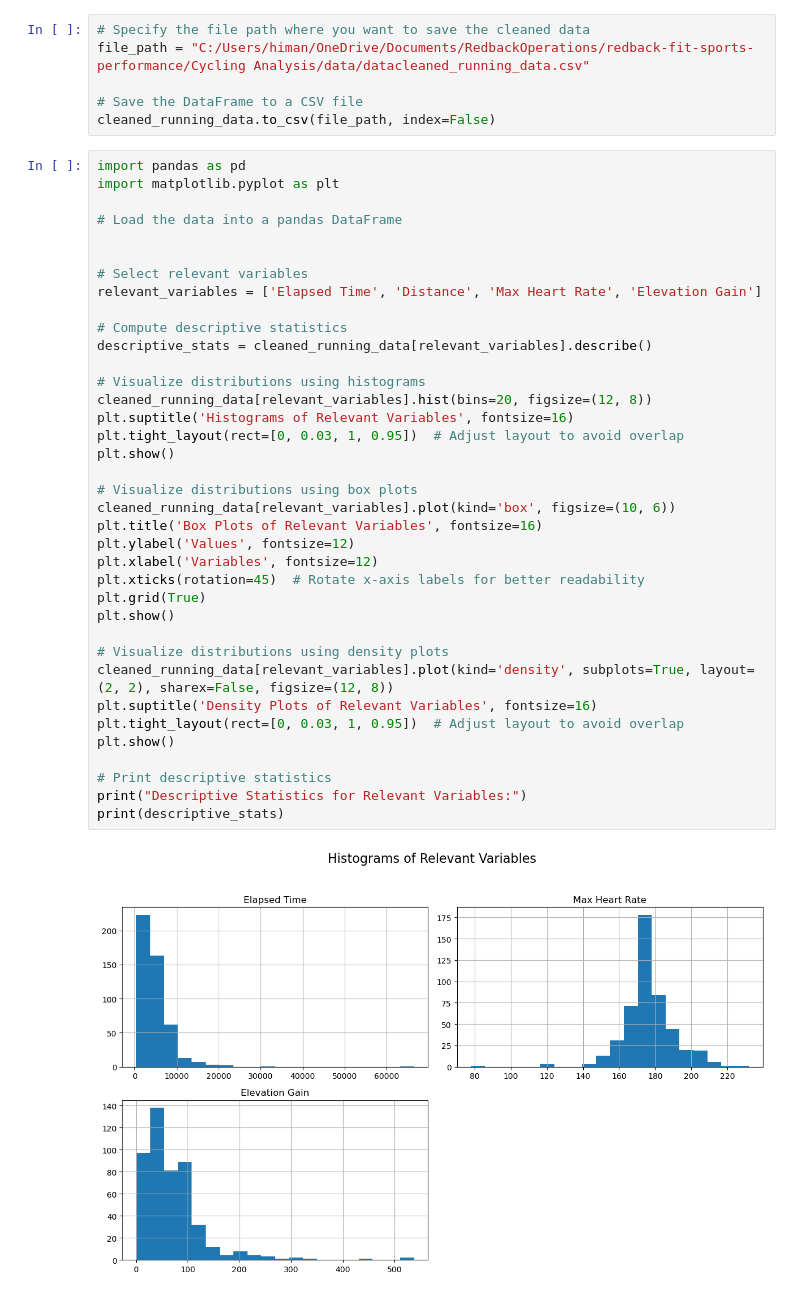
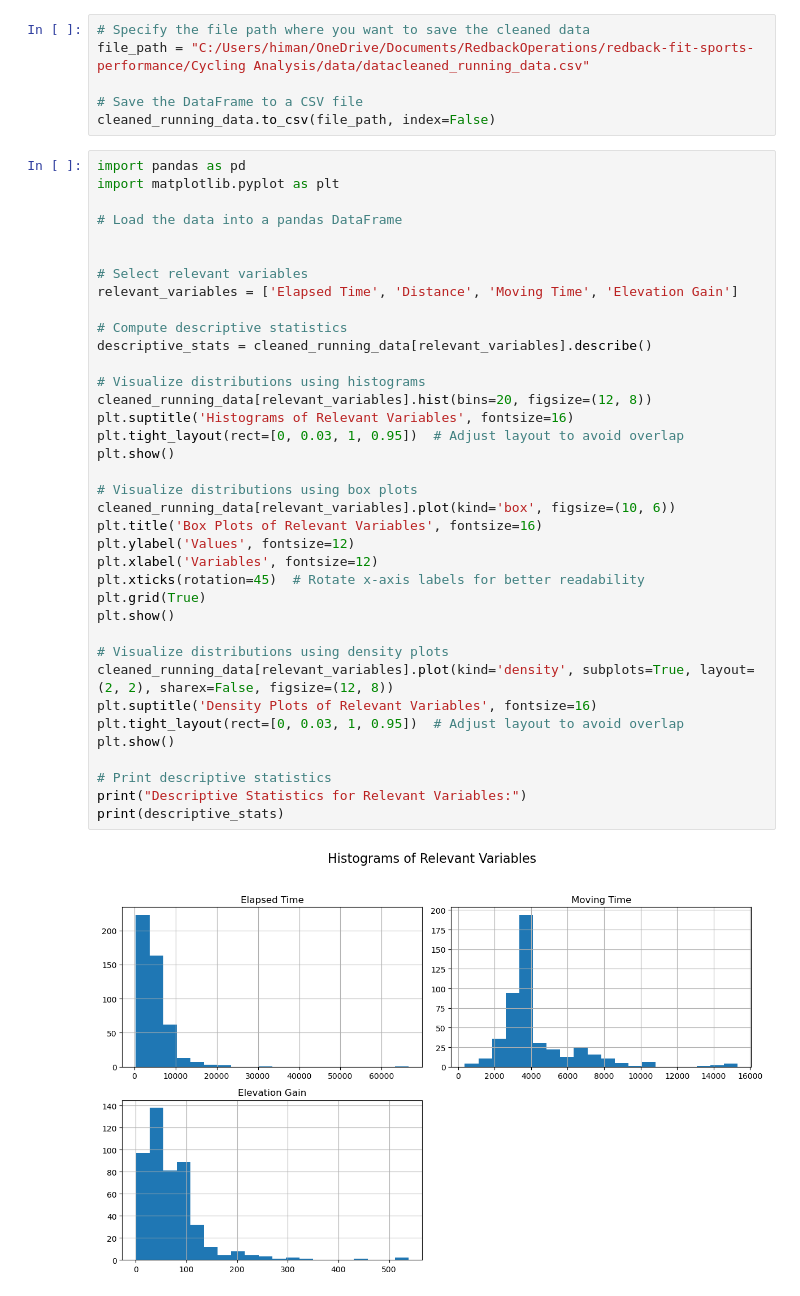
Before and after one commit to Redback-Operations/redback-fit-sports-performance, a Jupyter notebook: Cycling Analysis/dimensionalityreduction.ipynb, the cells around one changed output. Drawn from its saved outputs; the diff is of its cells as text.

```diff
--- a/Cycling Analysis/dimensionalityreduction.ipynb
+++ b/Cycling Analysis/dimensionalityreduction.ipynb
@@ -163,34 +163,34 @@ import matplotlib.pyplot as plt
 
 
 # Select relevant variables
-relevant_variables = ['Elapsed Time', 'Distance', 'Max Heart Rate', 'Elevation Gain']
+relevant_variables = ['Elapsed Time', 'Distance', 'Moving Time', 'Elevation Gain']
 
 # Compute descriptive statistics
 descriptive_stats = cleaned_running_data[relevant_variables].describe()
 
 # Visualize distributions using histograms
 cleaned_running_data[relevant_variables].hist(bins=20, figsize=(12, 8))
 plt.suptitle('Histograms of Relevant Variables', fontsize=16)
 plt.tight_layout(rect=[0, 0.03, 1, 0.95])  # Adjust layout to avoid overlap
 plt.show()
 
 # Visualize distributions using box plots
 cleaned_running_data[relevant_variables].plot(kind='box', figsize=(10, 6))
 plt.title('Box Plots of Relevant Variables', fontsize=16)
 plt.ylabel('Values', fontsize=12)
 plt.xlabel('Variables', fontsize=12)
 plt.xticks(rotation=45)  # Rotate x-axis labels for better readability
 plt.grid(True)
 plt.show()
 
 # Visualize distributions using density plots
 cleaned_running_data[relevant_variables].plot(kind='density', subplots=True, layout=(2, 2), sharex=False, figsize=(12, 8))
 plt.suptitle('Density Plots of Relevant Variables', fontsize=16)
 plt.tight_layout(rect=[0, 0.03, 1, 0.95])  # Adjust layout to avoid overlap
 plt.show()
 
 # Print descriptive statistics
 print("Descriptive Statistics for Relevant Variables:")
 print(descriptive_stats)
 # %% [output]
-[figure, old version]
+[figure, new version]
```
Also changed, not shown: parts of 5 cells of this notebook, 1 other file.
